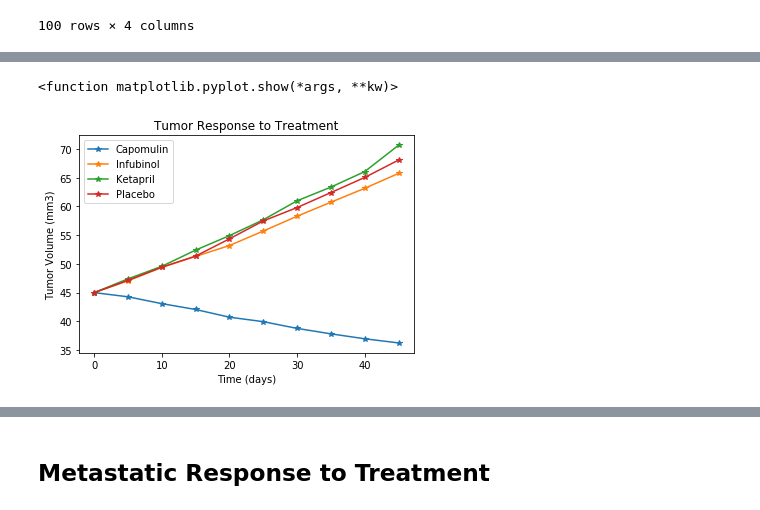
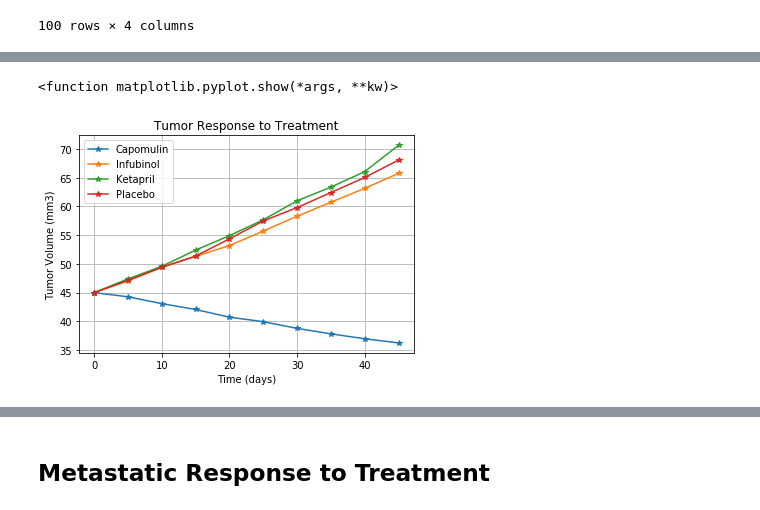
Before and after one commit to rinatiwari/Matplotib, a Jupyter notebook: RT_HW_Pymaceuticals/Pymaceuticals/pymaceuticals_starter.ipynb, the cells around one changed output, grey strips where cells are left out. Drawn from its saved outputs; the diff is of its cells as text; code cells hidden in the pictures.

```diff
--- a/RT_HW_Pymaceuticals/Pymaceuticals/pymaceuticals_starter.ipynb
+++ b/RT_HW_Pymaceuticals/Pymaceuticals/pymaceuticals_starter.ipynb
@@ -162,13 +214,13 @@ tumor_volume
 # %%
 plt.title("Tumor Response to Treatment")
 plt.xlabel("Time (days)")
 plt.ylabel("Tumor Volume (mm3)")
 
 plt.plot(tumor_volume.index, tumor_volume.mean_tumor, marker="*")
 
 plt.legend(['Capomulin','Infubinol','Ketapril','Placebo'])
-
+plt.grid(True)
 plt.show
 # %% [output]
 <function matplotlib.pyplot.show(*args, **kw)>
-[figure, old version]
+[figure, new version]
```
Also changed, not shown: parts of 14 cells of this notebook, 2 other files.
